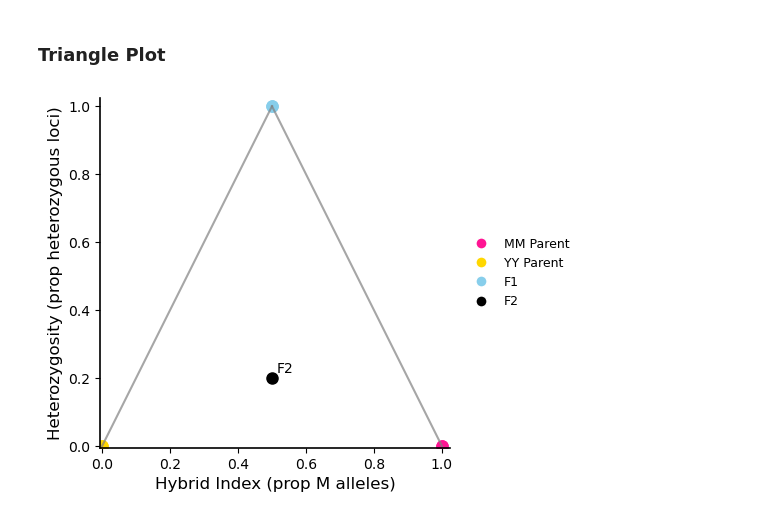
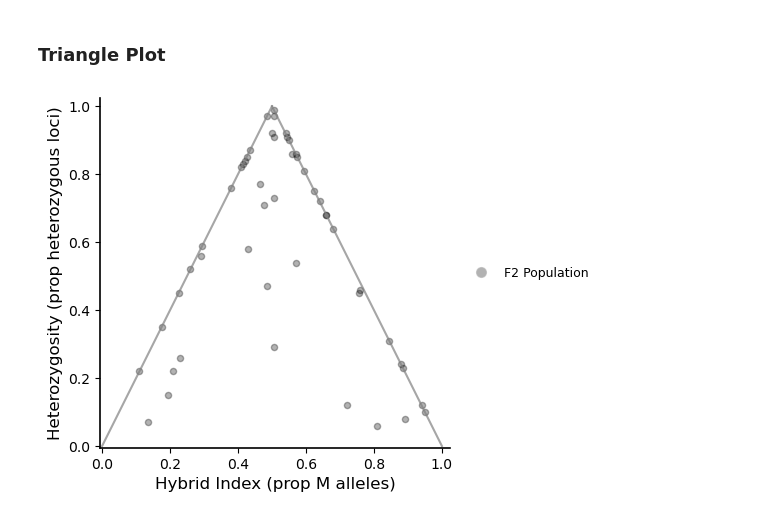
Before and after one commit to sophiagray2001/hybrid_sim_project, a Jupyter notebook: Hybrid_sim_v6.ipynb, the cells around one changed output. Drawn from its saved outputs; the diff is of its cells as text; code cells hidden in the pictures.

```diff
--- a/Hybrid_sim_v6.ipynb
+++ b/Hybrid_sim_v6.ipynb
@@ -16,6 +18,6 @@ random.seed(38)
 # %%
 # Define constants
-chromosome_length = 15 # Total number of positions (loci) on the chromosome
+chromosome_length = 100 # Total number of positions (loci) on the chromosome
 MAGENTA = 'M'
 YELLOW = 'Y'
 # %%
@@ -71,7 +78,7 @@ def generate_f1_population_from_parents(n, magenta_pool, yellow_pool):
 # This function selects one random MM parent and one random YY parent for each F1 individual to simulate a cross between them.
 # Each resulting offspring has one chr from MM and one from YY.
 f1_offspring, f1_parent_indices = generate_f1_population_from_parents(
-    n=10, magenta_pool=magenta_parents, yellow_pool=yellow_parents
+    n=100, magenta_pool=magenta_parents, yellow_pool=yellow_parents
 )
 # %%
 # Checkpoint
@@ -405,3 +581,19 @@ F2 Chromosome Genotype: [2, 2, 2, 2, 2, 2, 1, 1, 0, 1, 0, 0, 0, 0, 0]
 # %% [markdown]
 ### Hybrid Index Calculation F2
+# %%
+# Create a list to store numeric genotype lists for each individual
+f2_population_numeric = []
+
+# Loop through each F2 individual (pair of chromosomes)
+for chr_1, chr_2 in f2_population:
+    f2_numeric = []
+    for a, b in zip(chr_1, chr_2):
+        pair = sorted([a, b])
+        if pair == ['M', 'M']:
+            f2_numeric.append(2)
+        elif pair == ['Y', 'Y']:
+            f2_numeric.append(0)
+        else:
+            f2_numeric.append(1)
+    f2_population_numeric.append(f2_numeric)
 # %%
@@ -485,18 +657,6 @@ labels = [
 # %%
-# Indicate plotting scale
-# Hybrid index (HI) goes from 0 to 1 on the x-axis (from YY to MM)
-# Heterozygosity (HET) goes from 0 to 1 on the y-axis (max at 50:50 inheritance)
-
-# Define colours for each label
-label_colors = {
-    "YY_A": "gold",      # Yellow parent
-    "MM_A": "deeppink",  # Magenta parent
-    "YY_B": "gold",
-    "MM_B": "deeppink",
-    "F1_A": "skyblue",
-    "F1_B": "skyblue",
-    "F2": "black"
-}
+import matplotlib.pyplot as plt
+from matplotlib.lines import Line2D
 
 # Create the plot
 fig, ax = plt.subplots(figsize=(5, 5))
@@ -511,56 +671,46 @@ ax.spines['bottom'].set_linewidth(1.2)
 ax.set_xlabel("Hybrid Index (prop M alleles)", fontsize=12)
 ax.set_ylabel("Heterozygosity (prop heterozygous loci)", fontsize=12)
 
-# Track legend handles
-legend_handles = []
+# Plot all F2 individuals as semi-transparent black dots
+ax.scatter(
+    f2_genotype_df['Hybrid_Index'],
+    f2_genotype_df['Heterozygosity'],
+    color='black',
+    alpha=0.3,
+    s=20,
+    label='F2 Population'
+)
 
-# Plot points
-for (x, y), label in zip(points, labels):
-    color = label_colors.get(label, "blue")  # Default color
-    ax.plot(x, y, 'o', markersize=8, color=color, label=label)
-
-    # Only label F2 directly on the plot
-    if label == "F2":
-        ax.text(x + 0.015, y + 0.015, label, fontsize=10)
-
-# Set axis limits and grid
+# Set axis limits and remove grid
 ax.set_xlim(-0.005, 1.025)
 ax.set_ylim(-0.005, 1.025)
 ax.grid(False)
-#ax.set_title("Hybrid Index vs. Heterozygosity", fontsize=14)
 ax.set_aspect('equal', adjustable='box')
 
-# Add triangle boundary
-# Triangle edges — omit the bottom line (YY to MM)
+# Add triangle edges (without base)
 triangle_edges = [
     [(0.0, 0.0), (0.5, 1.0)],  # YY to F1
     [(0.5, 1.0), (1.0, 0.0)]   # F1 to MM
 ]
-
-# Plot only the two side edges
 for (x0, y0), (x1, y1) in triangle_edges:
     ax.plot([x0, x1], [y0, y1], linestyle='-', color='gray', linewidth=1.5, alpha=0.7)
 
-# Manually define custom legend entries
+# Legend with F2 population only
 custom_legend = [
-    Line2D([0], [0], marker='o', color='w', markerfacecolor='deeppink', markersize=8, label='MM Parent'),
-    Line2D([0], [0], marker='o', color='w', markerfacecolor='gold', markersize=8, label='YY Parent'),
-    Line2D([0], [0], marker='o', color='w', markerfacecolor='skyblue', markersize=8, label='F1'),
-    Line2D([0], [0], marker='o', color='w', markerfacecolor='black', markersize=8, label='F2')
+    Line2D([0], [0], marker='o', color='w', markerfacecolor='black', alpha=0.3, markersize=8, label='F2 Population')
 ]
 
-# Add legend on the right side
 ax.legend(
     handles=custom_legend,
     loc="center left",
     bbox_to_anchor=(1.02, 0.5),
     frameon=False,
     fontsize=9
 )
 
-
+# Layout adjustment
 plt.tight_layout()
 plt.subplots_adjust(left=0.1, right=0.8, top=0.9, bottom=0.2)
 plt.show()
 # %% [output]
-[figure, old version]
+[figure, new version]
```
Also changed, not shown: parts of 33 cells of this notebook.
